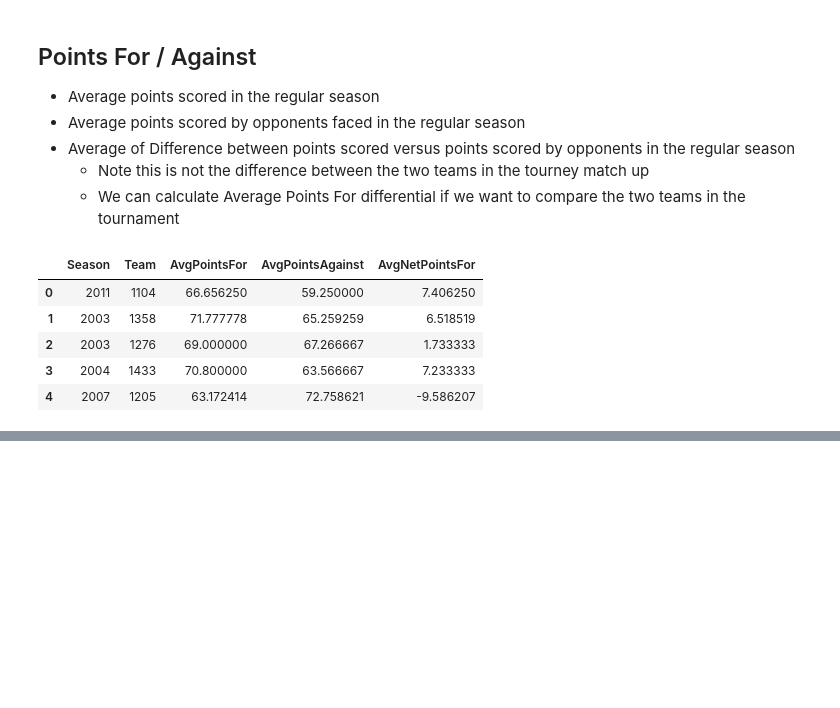
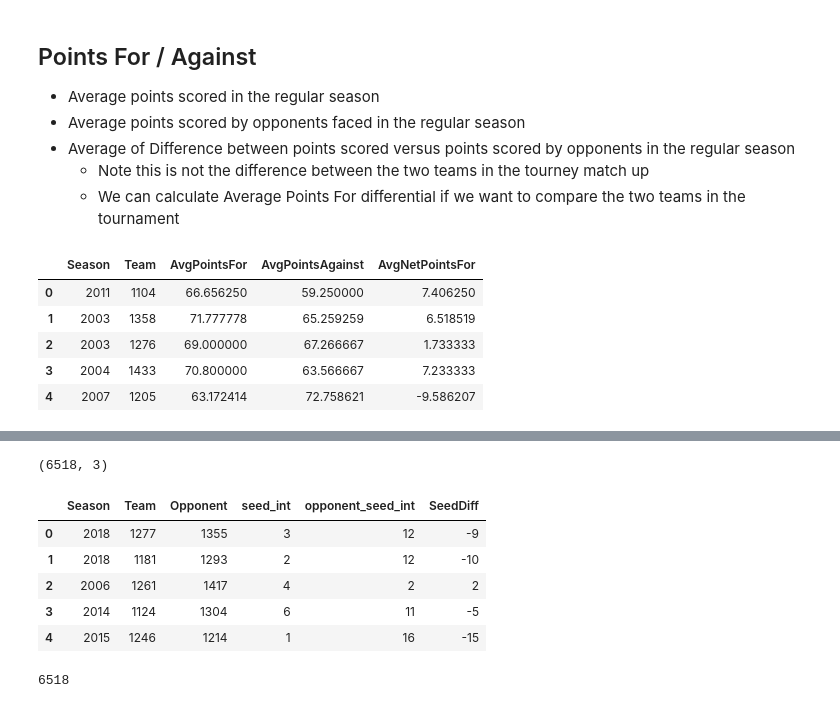
Before and after one commit to elyliu/mids-w207-final_proj-ncaa, a Jupyter notebook: Steve/feature_gen/Add Features.ipynb, the cells around one changed output, grey strips where cells are left out. Saved outputs shown, nothing was run; the diff lists cells and outputs as text; code cells hidden in the pictures; blank space fills up the shorter version.

```diff
--- a/Steve/feature_gen/Add Features.ipynb
+++ b/Steve/feature_gen/Add Features.ipynb
@@ -214,0 +216,23 @@ conn.close()
+# %%
+conn = pg.connect(database='postgres',
+                  user='postgres',
+                  password='w207final',
+                  host='35.185.225.167')
+
+# pull regular season and tourney data to build indexes
+query = '''
+    SELECT "Season", "TeamID" as "Team", "Seed"
+    FROM prod."TourneySeeds"
+'''
+
+df = pd.read_sql_query(query, conn)
+conn.close()
+
+def seed_to_int(seed):
+    #Get just the digits from the seeding. Return as int
+    s_int = int(seed[1:3])
+    return s_int
+
+df['seed_int'] = df.Seed.apply(seed_to_int)
+df.drop(labels=['Seed'], inplace=True, axis=1) # This is the string label
+df.head()
@@ -214,0 +246,30 @@ conn.close()
+# %%
+# pull tourney matchups
+conn = pg.connect(database='postgres',
+                  user='postgres',
+                  password='w207final',
+                  host='35.185.225.167')
+
+query = '''
+    SELECT DISTINCT "Season", "Team", "Opponent"
+    FROM prod.features
+    WHERE "Season Type" = 'NCAA Tourney'
+'''
+
+matchups = pd.read_sql_query(query, conn)
+matchups.shape
+# %% [output]
+(6518, 3)
+# %%
+seed_matchup = pd.merge(matchups, df, how='left', on=['Season', 'Team'])
+seed2 = df.rename(columns={'Team': 'Opponent', 'seed_int': 'opponent_seed_int'})
+seed_matchup2 = pd.merge(seed_matchup, seed2, how='left', on=['Season', 'Opponent'])
+seed_matchup2['SeedDiff'] = seed_matchup2['seed_int'] - seed_matchup2['opponent_seed_int']
+seed_matchup2.head()
+# %% [output]
+|  | Season | Team | Opponent | seed_int | opponent_seed_int | SeedDiff |
+| 0 | 2018 | 1277 | 1355 | 3 | 12 | -9 |
+| 1 | 2018 | 1181 | 1293 | 2 | 12 | -10 |
+| 2 | 2006 | 1261 | 1417 | 4 | 2 | 2 |
+| 3 | 2014 | 1124 | 1304 | 6 | 11 | -5 |
+| 4 | 2015 | 1246 | 1214 | 1 | 16 | -15 |
@@ -214,0 +281,4 @@ conn.close()
+# %%
+len(datarows)
+# %% [output]
+6518
```
Also changed, not shown: parts of 5 cells of this notebook, 1 other file.
